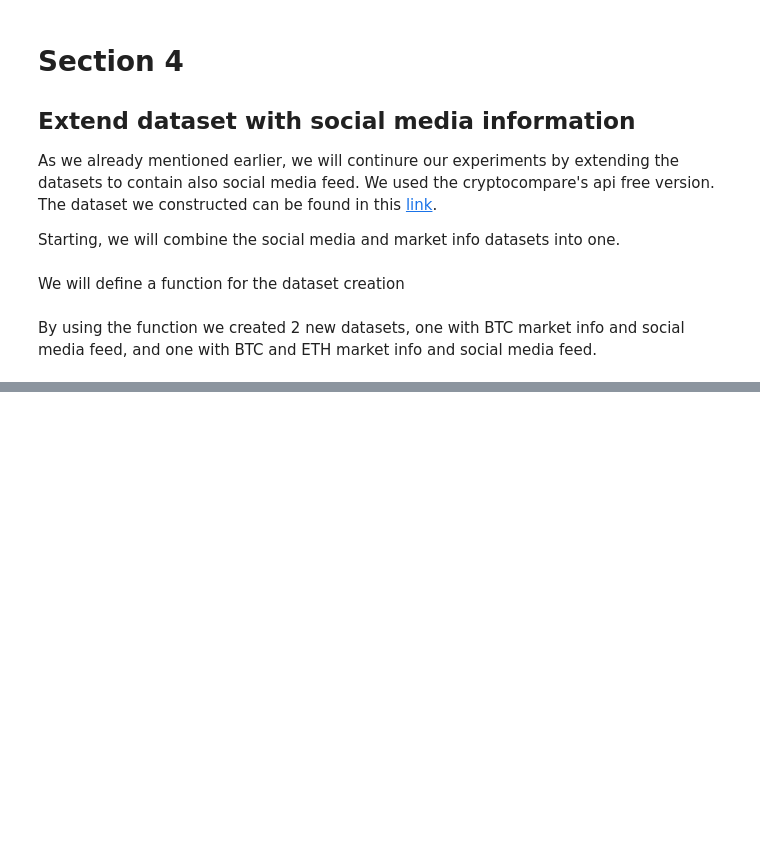
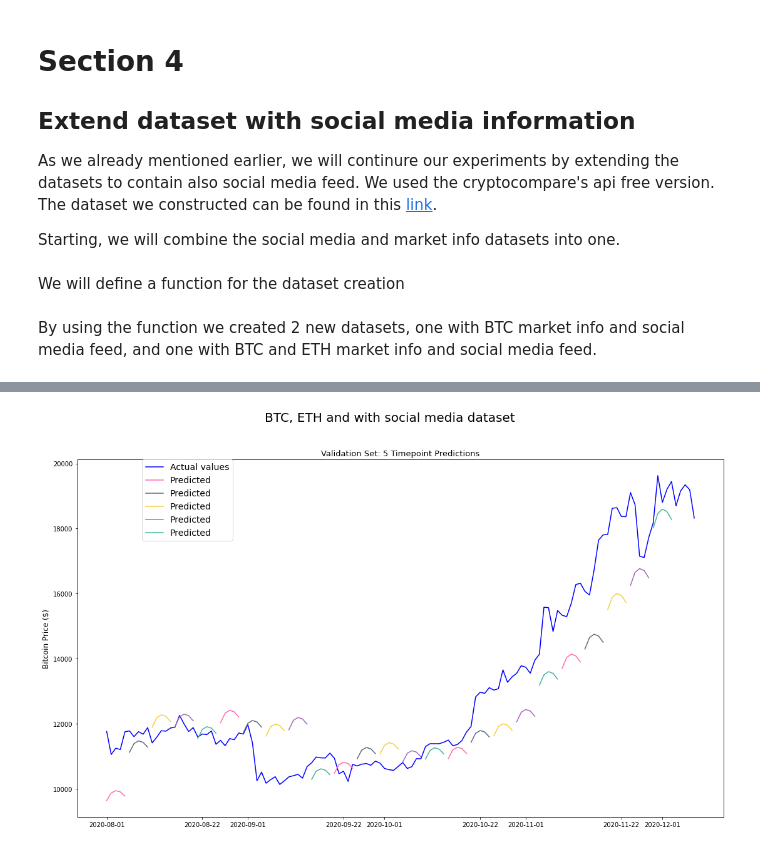
Before and after one commit to teoad95/Deep-learning-Cryptocurrency-price-prediction, a Jupyter notebook: Final.ipynb, the cells around one changed output, grey strips where cells are left out. Saved outputs shown, nothing was run; the diff lists cells and outputs as text; code cells hidden in the pictures; blank space fills up the shorter version.

```diff
--- a/Final.ipynb
+++ b/Final.ipynb
@@ -1042,0 +1061,4 @@ plot_actual_against_ranged_prediction(btc_sm_and_mi_combined_ds, model, pred_ran
+# %%
+plot_actual_against_ranged_prediction(btc_and_eth_sm_and_mi_combined_ds, model, pred_range, window_len, LSTM_validation_inputs, validation_set_original, split_date, split_date_val, 'BTC_Close', 'BTC, ETH and with social media dataset')
+# %% [output]
+[figure, added]
```
Also changed, not shown: parts of 37 cells of this notebook.
